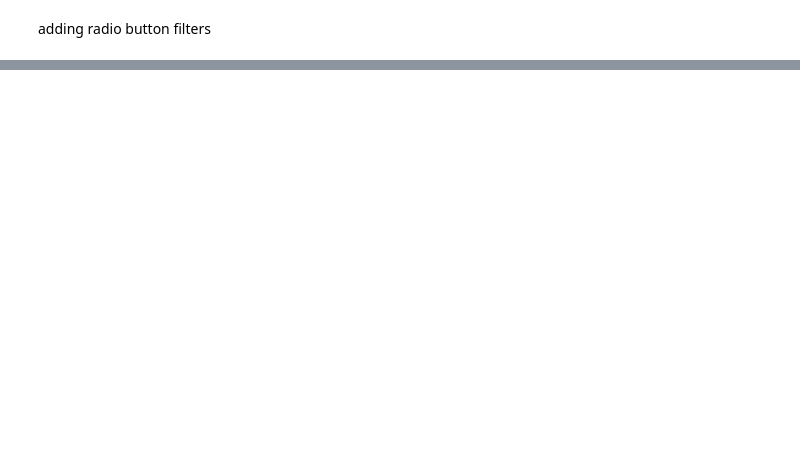
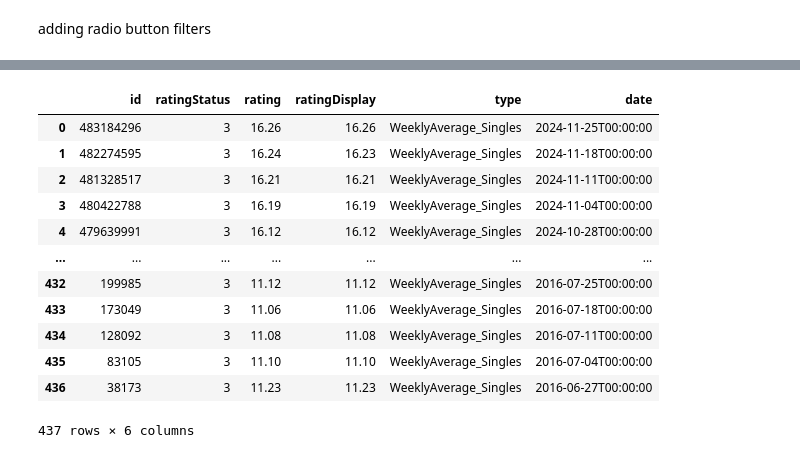
Before and after one commit to confused1879/Dante_Intelligence, a Jupyter notebook: test.ipynb, the cells around one changed output, grey strips where cells are left out. Saved outputs shown, nothing was run; the diff lists cells and outputs as text; code cells hidden in the pictures; blank space fills up the shorter version.

```diff
--- a/test.ipynb
+++ b/test.ipynb
@@ -1856,0 +3443,22 @@ if __name__ == "__main__":
+# %%
+# Extract the 'history' list
+history_data = stats['extendedRatingProfile']['history']
+
+# Create a DataFrame from the 'history' list
+history_df = pd.DataFrame(history_data)
+# %%
+history_df
+# %% [output]
+|  | id | ratingStatus | rating | ratingDisplay | type | date |
+| 0 | 483184296 | 3 | 16.26 | 16.26 | WeeklyAverage_Singles | 2024-11-25T00:00:00 |
+| 1 | 482274595 | 3 | 16.24 | 16.23 | WeeklyAverage_Singles | 2024-11-18T00:00:00 |
+| 2 | 481328517 | 3 | 16.21 | 16.21 | WeeklyAverage_Singles | 2024-11-11T00:00:00 |
+| 3 | 480422788 | 3 | 16.19 | 16.19 | WeeklyAverage_Singles | 2024-11-04T00:00:00 |
+| 4 | 479639991 | 3 | 16.12 | 16.12 | WeeklyAverage_Singles | 2024-10-28T00:00:00 |
+| ... | ... | ... | ... | ... | ... | ... |
+| 432 | 199985 | 3 | 11.12 | 11.12 | WeeklyAverage_Singles | 2016-07-25T00:00:00 |
+| 433 | 173049 | 3 | 11.06 | 11.06 | WeeklyAverage_Singles | 2016-07-18T00:00:00 |
+| 434 | 128092 | 3 | 11.08 | 11.08 | WeeklyAverage_Singles | 2016-07-11T00:00:00 |
+| 435 | 83105 | 3 | 11.10 | 11.10 | WeeklyAverage_Singles | 2016-07-04T00:00:00 |
+| 436 | 38173 | 3 | 11.23 | 11.23 | WeeklyAverage_Singles | 2016-06-27T00:00:00 |
+437 rows × 6 columns
```
Also changed, not shown: parts of 26 cells of this notebook, 11 other files.
